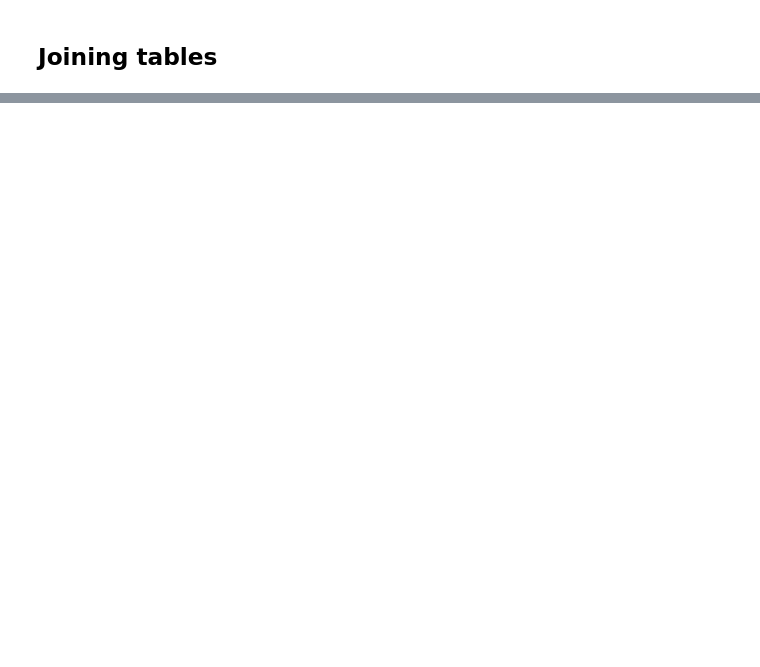
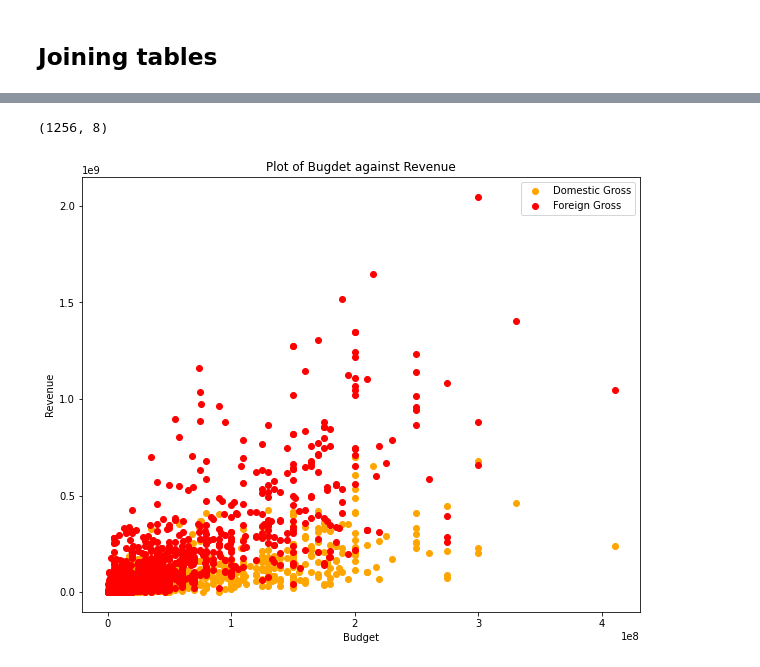
Before and after one commit to mercytegekson/dsc-phase-1-project-v2-4, a Jupyter notebook: student.ipynb, the cells around one changed output, grey strips where cells are left out. Drawn from its saved outputs; the diff is of its cells as text; code cells hidden in the pictures; blank space fills up the shorter version.

```diff
--- a/student.ipynb
+++ b/student.ipynb
@@ -364,0 +800,3 @@ dtype: bool
+# %%
+#Change the release_data column to datetime format
+movie_budget['release_date'] = pd.to_datetime(movie_budget['release_date'])
@@ -528,0 +826,6 @@ genres_list
+# %%
+# Join bom_movie and movie_budget based on release_dates for analysis
+
+df_join1 = bom_movie.merge(movie_budget, on='title', how= 'inner')
+df_join2 = df_join1.merge(tmdb_movies, on='title',how = 'inner')
+df_join2.head()
@@ -528,0 +839,4 @@ genres_list
+# %%
+# Columns to use on the final dataframe
+df_join2 = df_join2.drop(['domestic_gross_x','foreign_gross_x','release_date_x','release_date_y'], axis= 1)
+df_join2.head()
@@ -528,0 +850,3 @@ genres_list
+# %%
+# Rename the columns for better understanding and readability
+df_join2 = df_join2.rename(columns={'domestic_gross_y':'domestic_gross','foreign_gross_y': 'foreign_gross'})
@@ -528,0 +875,17 @@ genres_list
+# %%
+# Check the number of rows and columns in the dataset
+df_join2.shape
+# %% [output]
+(1256, 8)
+# %%
+# A scatter plot of production budget vs domestic and foreign gross
+plt.figure(figsize=(10, 8))
+plt.scatter(df_join2['production_budget'], df_join2['domestic_gross'], color='orange', label='Domestic Gross')
+plt.scatter(df_join2['production_budget'], df_join2['foreign_gross'], color='red', label='Foreign Gross')
+plt.xlabel('Budget')
+plt.ylabel('Revenue')
+plt.title('Plot of Bugdet against Revenue')
+plt.legend()
+plt.show()
+# %% [output]
+[figure, added]
```
Also changed, not shown: parts of 117 cells of this notebook, 2 other files.
